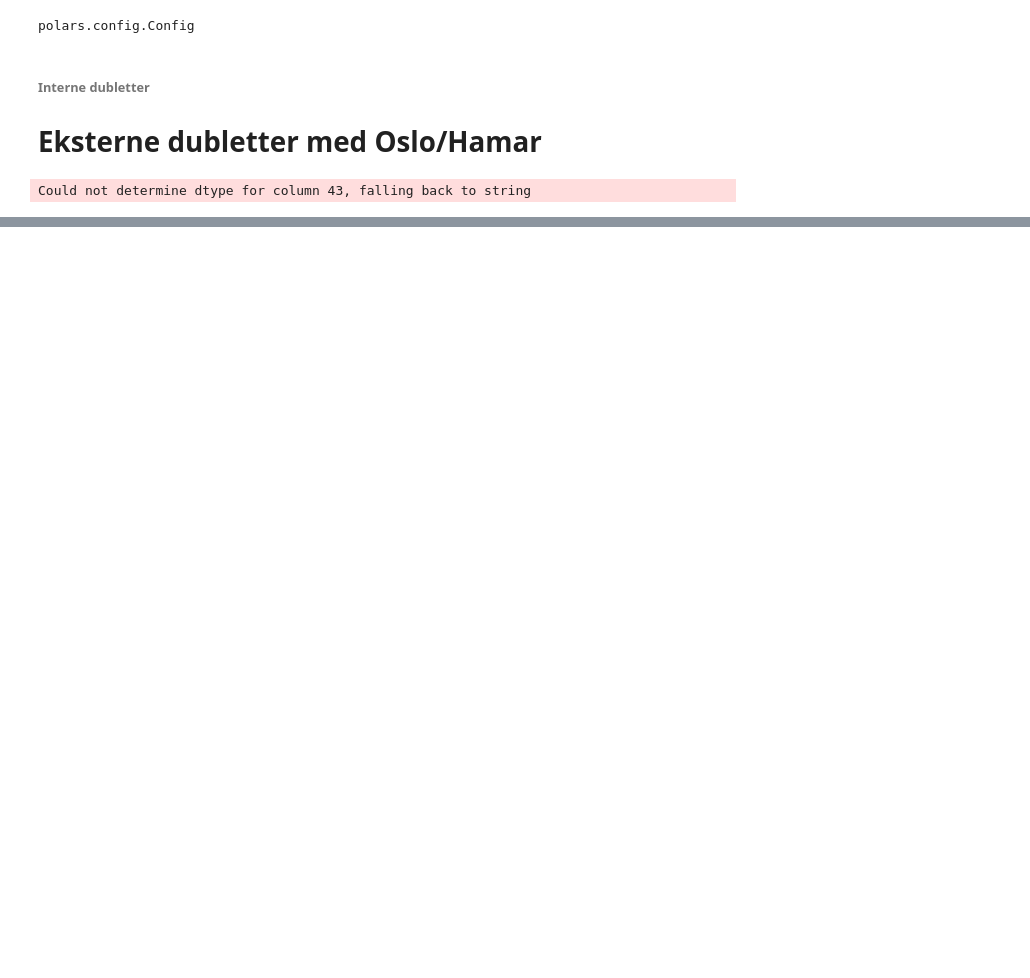
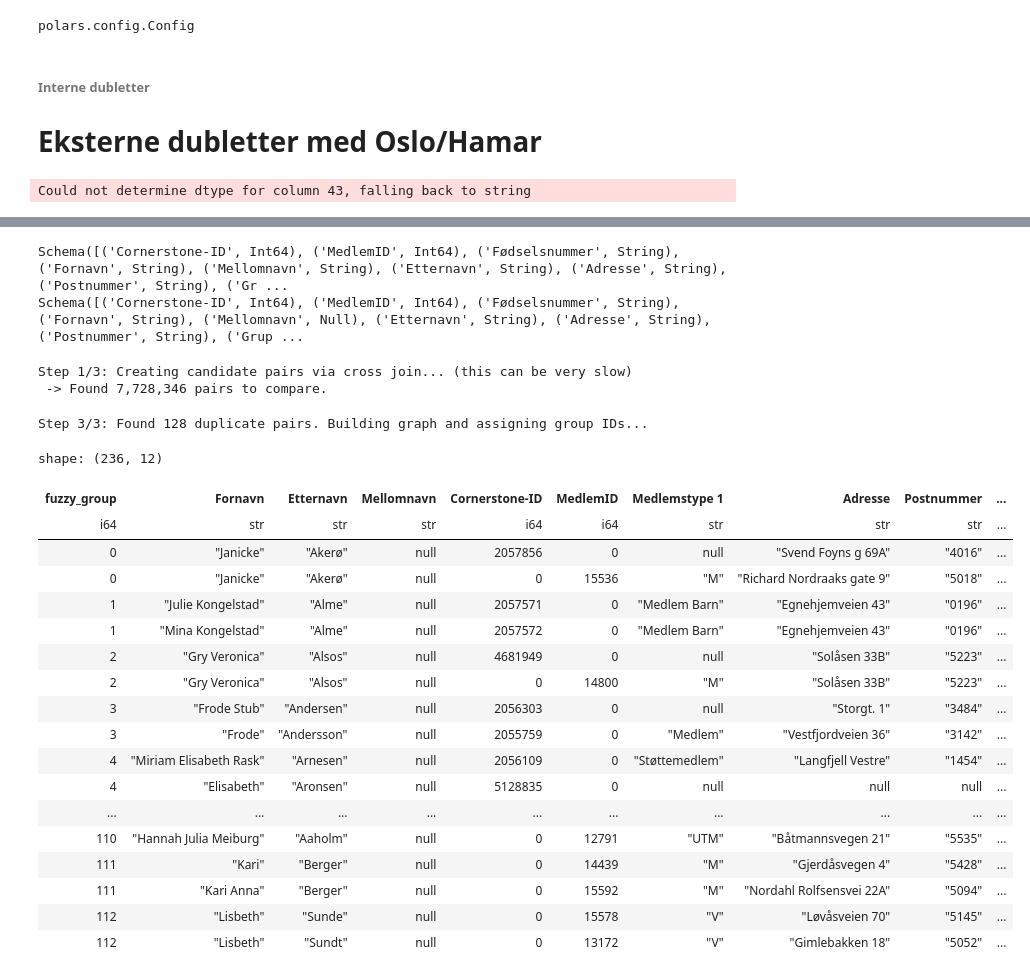
Before and after one commit to craftsmandigital/Bergens-konvertering, a Jupyter notebook: dubletter.ipynb, the cells around one changed output, grey strips where cells are left out. Saved outputs shown, nothing was run; the diff lists cells and outputs as text; code cells hidden in the pictures; blank space fills up the shorter version.

```diff
--- a/dubletter.ipynb
+++ b/dubletter.ipynb
@@ -51,0 +22,19 @@ shape: (10, 9)
+# %%
+df_convTable = df_bergen.select(
+    # Columns that are renamed (or kept with the same name)
+    pl.lit(0).cast(pl.Int64).alias("Cornerstone-ID"),
+    pl.col("MedlemID"),  # Alias is optional when name is the same
+    pl.col("Personnummer").alias("Fødselsnummer"),
+    pl.col("FORNAVN").alias("Fornavn"),
+    pl.lit(None).alias("Mellomnavn"),
+    pl.col("EFTERNAVN").alias("Etternavn"),
+    pl.col("ADRESSE").alias("Adresse"),
+    pl.col("POSTNR").alias("Postnummer"),
+    pl.lit(None).cast(pl.String).alias("Gruppens navn 1"),
+    pl.col("Kategori").alias("Medlemstype 1"),
+    pl.col("Innmeldingsdato").dt.strftime("%d.%m.%Y").alias("Innmeldt dato 1"),
+    pl.col("UtmeldtDato").dt.strftime("%d.%m.%Y").alias("Utmeldt dato 1"),
+    pl.col("Telefon mob").alias("Telefonnummer 1"),
+    pl.col("E-postadresse").alias("E-post"),
+    pl.col("RegDato").dt.strftime("%d.%m.%Y").alias("Opprettet"),
+)
@@ -51,0 +59,52 @@ shape: (10, 9)
+# %%
+df_oslo = (pl.read_excel("oslo_hamar.xlsx")
+)
+
+
+df_oslo = df_oslo.with_columns(
+    pl.when(pl.col("Mellomnavn").is_not_null())  # The condition: IF Mellomnavn is NOT null
+    .then(pl.col("Fornavn") + " " + pl.col("Mellomnavn")) # THEN: concatenate the names
+    .otherwise(pl.col("Fornavn")) # OTHERWISE: keep the original Fornavn
+    .alias("Fornavn") # Crucial: This overwrites the existing "Fornavn" column
+)
+# %%
+print(df_oslo.schema)
+print(df_convTable.schema)
+df_combined = pl.concat([df_oslo, df_convTable])
+# %% [output]
+Schema([('Cornerstone-ID', Int64), ('MedlemID', Int64), ('Fødselsnummer', String), ('Fornavn', String), ('Mellomnavn', String), ('Etternavn', String), ('Adresse', String), ('Postnummer', String), ('Gr ...
+Schema([('Cornerstone-ID', Int64), ('MedlemID', Int64), ('Fødselsnummer', String), ('Fornavn', String), ('Mellomnavn', Null), ('Etternavn', String), ('Adresse', String), ('Postnummer', String), ('Grup ...
+# %%
+df_combined_duplicates = find_fuzzy_duplicates(
+    df=df_combined,
+    columns=["Fornavn", "Etternavn"],
+    columns_to_view=["Mellomnavn","Cornerstone-ID", "MedlemID", "Medlemstype 1" ,"Adresse", "Postnummer", "Innmeldt dato 1","Utmeldt dato 1", "Fødselsnummer"],
+    #columns_to_view=None,
+    similarity_threshold=90,
+    #blocking_column="Postnummer"
+)
+#duplicates_found.select("fuzzy_group","MedlemID", "FORNAVN", "EFTERNAVN", "ADRESSE", "POSTNR")
+df_combined_duplicates
+# %% [output]
+Step 1/3: Creating candidate pairs via cross join... (this can be very slow)
+ -> Found 7,728,346 pairs to compare.
+Step 3/3: Found 128 duplicate pairs. Building graph and assigning group IDs...
+shape: (236, 12)
+| fuzzy_group | Fornavn | Etternavn | Mellomnavn | Cornerstone-ID | MedlemID | Medlemstype 1 | Adresse | Postnummer | ... |
+| i64 | str | str | str | i64 | i64 | str | str | str | ... |
+| 0 | "Janicke" | "Akerø" | null | 2057856 | 0 | null | "Svend Foyns g 69A" | "4016" | ... |
+| 0 | "Janicke" | "Akerø" | null | 0 | 15536 | "M" | "Richard Nordraaks gate 9" | "5018" | ... |
+| 1 | "Julie Kongelstad" | "Alme" | null | 2057571 | 0 | "Medlem Barn" | "Egnehjemveien 43" | "0196" | ... |
+| 1 | "Mina Kongelstad" | "Alme" | null | 2057572 | 0 | "Medlem Barn" | "Egnehjemveien 43" | "0196" | ... |
+| 2 | "Gry Veronica" | "Alsos" | null | 4681949 | 0 | null | "Solåsen 33B" | "5223" | ... |
+| 2 | "Gry Veronica" | "Alsos" | null | 0 | 14800 | "M" | "Solåsen 33B" | "5223" | ... |
+| 3 | "Frode Stub" | "Andersen" | null | 2056303 | 0 | null | "Storgt. 1" | "3484" | ... |
+| 3 | "Frode" | "Andersson" | null | 2055759 | 0 | "Medlem" | "Vestfjordveien 36" | "3142" | ... |
+| 4 | "Miriam Elisabeth Rask" | "Arnesen" | null | 2056109 | 0 | "Støttemedlem" | "Langfjell Vestre" | "1454" | ... |
+| 4 | "Elisabeth" | "Aronsen" | null | 5128835 | 0 | null | null | null | ... |
+| ... | ... | ... | ... | ... | ... | ... | ... | ... | ... |
+| 110 | "Hannah Julia Meiburg" | "Aaholm" | null | 0 | 12791 | "UTM" | "Båtmannsvegen 21" | "5535" | ... |
+| 111 | "Kari" | "Berger" | null | 0 | 14439 | "M" | "Gjerdåsvegen 4" | "5428" | ... |
+| 111 | "Kari Anna" | "Berger" | null | 0 | 15592 | "M" | "Nordahl Rolfsensvei 22A" | "5094" | ... |
+| 112 | "Lisbeth" | "Sunde" | null | 0 | 15578 | "V" | "Løvåsveien 70" | "5145" | ... |
+| 112 | "Lisbeth" | "Sundt" | null | 0 | 13172 | "V" | "Gimlebakken 18" | "5052" | ... |
```
Also changed, not shown: parts of 10 cells of this notebook, 6 other files.
